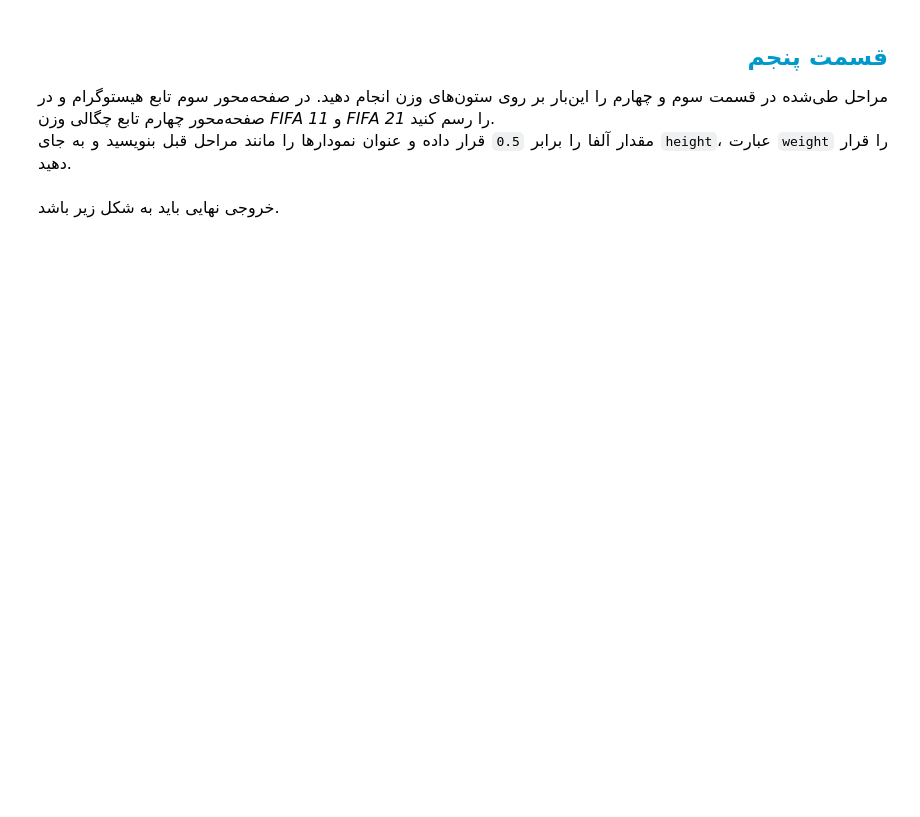
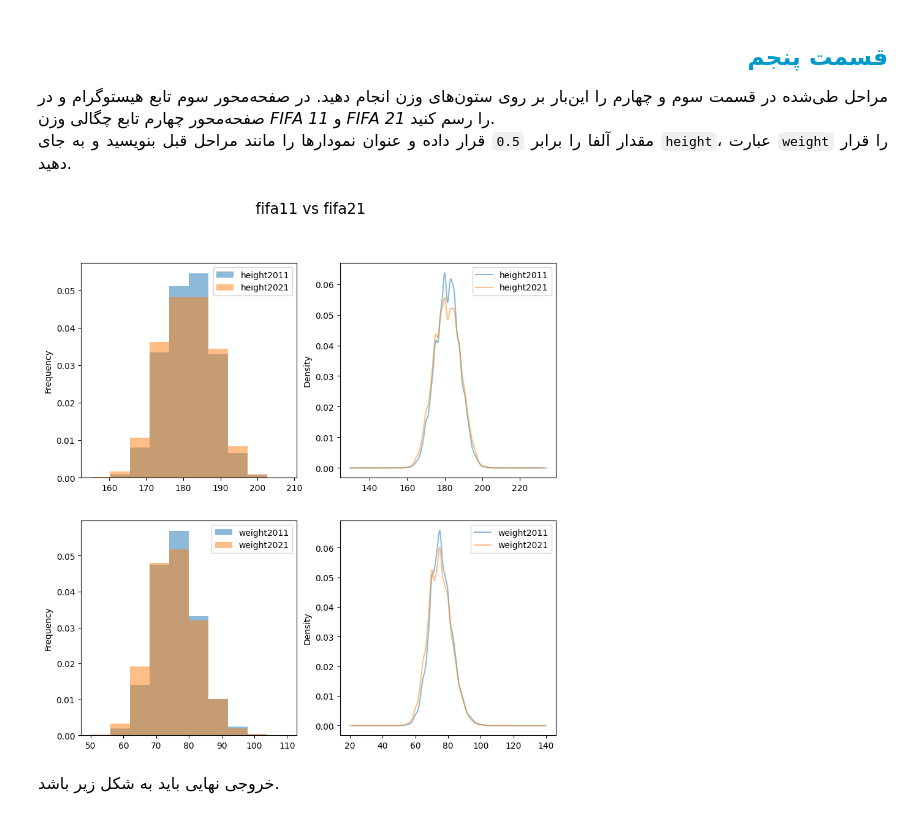
Before and after one commit to mahajialirezaei/Gone-with-the-wind, a Jupyter notebook: gone_with_the_wind.ipynb, the cells around one changed output. Cells and saved outputs as stored; diff of their text form; code cells hidden in the pictures; blank space fills up the shorter version.

```diff
--- a/gone_with_the_wind.ipynb
+++ b/gone_with_the_wind.ipynb
@@ -239,3 +237,13 @@ fig
+# %%
+weight = pd.DataFrame()
+weight.index = df_fifa21.index
+weight['weight2011'] = df_fifa11['weight']
+weight['weight2021'] = df_fifa21['weight']
+weight.plot(kind='hist', ax=axes[1][0], alpha=0.5, density=True, label = 'weight histogram')
+weight.plot(kind='kde', ax = axes[1][1], alpha=0.5, label='weight density plot')
+fig
+# %% [output]
+[figure, added]
 # %% [markdown]
 
 <p dir=rtl style="direction: rtl;text-align: justify;line-height:200%;font-family:vazir;font-size:medium">
```
Also changed, not shown: parts of 4 cells of this notebook.
